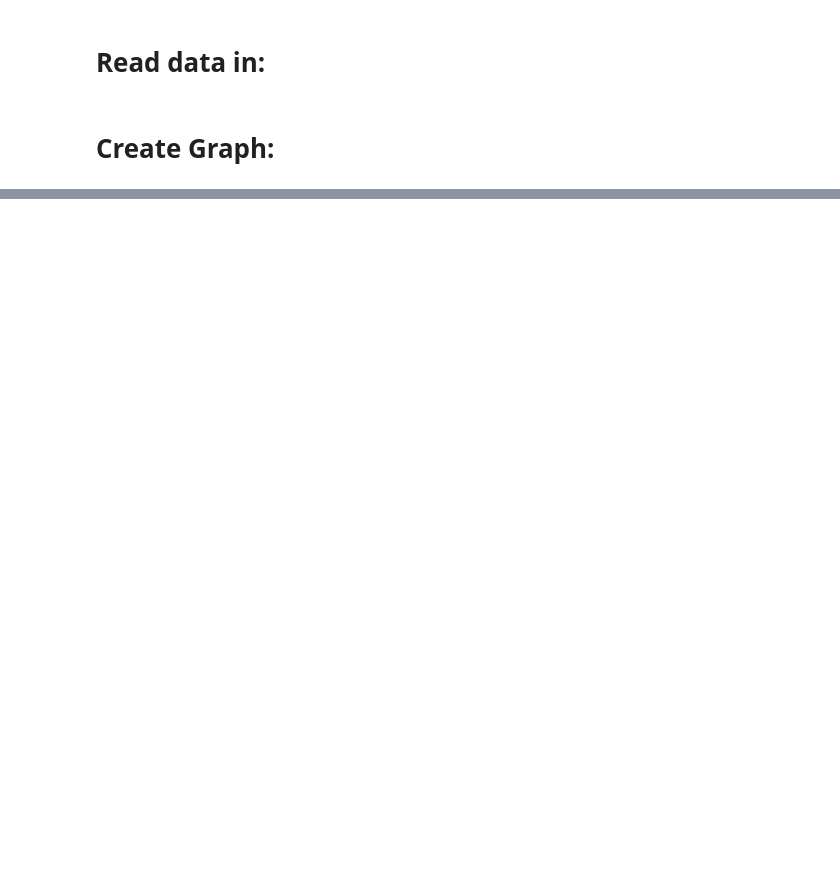
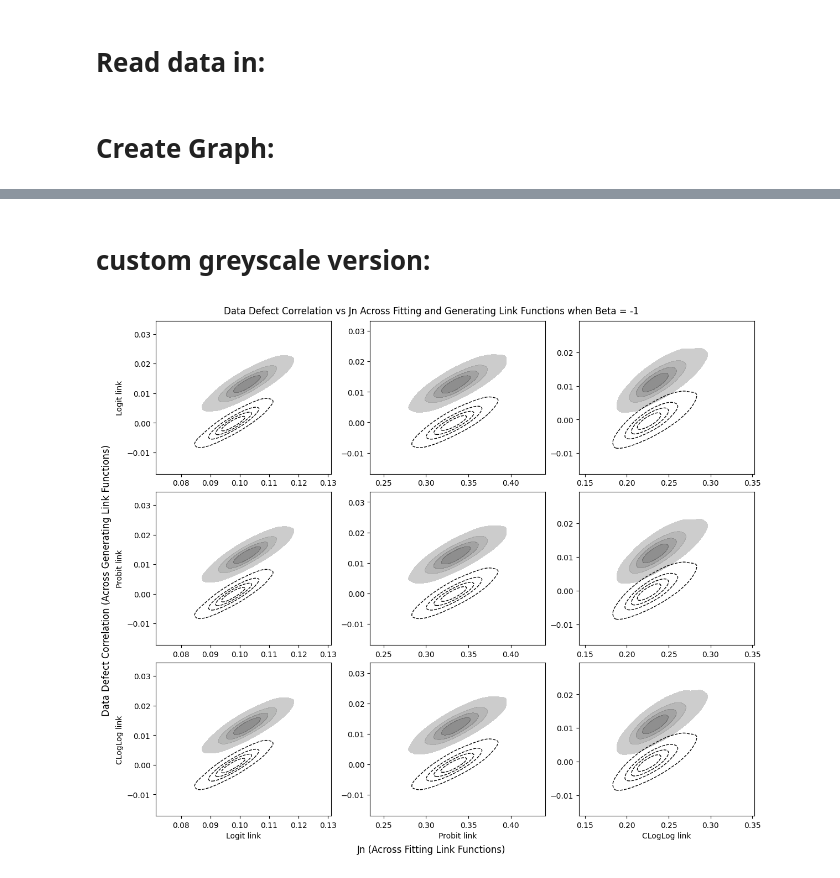
Before and after one commit to homage-to-the-square/exact-error-attributions, a Jupyter notebook: GLM - DDC v Sample Elasticity - Sec 4.2/Plot All DDC vs Sample Elasticity Curves.ipynb, the cells around one changed output, grey strips where cells are left out. Cells and saved outputs as stored; diff of their text form; code cells hidden in the pictures; blank space fills up the shorter version.

```diff
--- a/GLM - DDC v Sample Elasticity - Sec 4.2/Plot All DDC vs Sample Elasticity Curves.ipynb
+++ b/GLM - DDC v Sample Elasticity - Sec 4.2/Plot All DDC vs Sample Elasticity Curves.ipynb
@@ -133,0 +146,76 @@ plt.savefig(f'ddc_vs_sample_elasticity_{final_fig_suffix}.png')
+# %% [markdown]
+# custom greyscale version:
+# %%
+high_contrast_greys = ['#000000', '#808080', '#C0C0C0']
+sns.set_palette(high_contrast_greys)
+savefile_suffix = '_greyscale'
+
+# Create a figure with subplots
+fig, axes = plt.subplots(3, 3,
+                         constrained_layout=True,
+                         figsize=(12, 10))
+
+generating_functions = ['Logit', 'Probit', 'CLogLog']
+for generating_fn_ix in trange(3):
+    generating_function = generating_functions[generating_fn_ix]
+
+    for link_fn in trange(3):
+        ax = axes[generating_fn_ix][link_fn]
+        temp_view = values_per_link_fn[link_fn]
+
+        c1 = temp_view[['jn_biased', 'ddc_biased']].copy()
+        c1.columns = ['jn', 'ddc']
+        c1['Sampling Scheme'] = 'Biased'
+
+        c2 = temp_view[['jn_intended', 'ddc_intended']].copy()
+        c2.columns = ['jn', 'ddc']
+        c2['Sampling Scheme'] = 'Intended'
+
+        c_agg = pd.concat([c1, c2]).reset_index(drop=True)
+
+        sns.kdeplot(
+            data=c_agg[c_agg['Sampling Scheme'] == 'Biased'],
+            x='jn',
+            y='ddc',
+            fill=True,
+            bw_adjust=1.8,
+            ax=ax,
+            levels=5,
+            color='#404040',  # Dark grey
+            alpha=0.7,
+            legend=False
+        )
+
+        # Intended sampling scheme - hatched pattern with lighter color
+        sns.kdeplot(
+            data=c_agg[c_agg['Sampling Scheme'] == 'Intended'],
+            x='jn',
+            y='ddc',
+            fill=False,  # No fill, just contour lines
+            bw_adjust=1.8,
+            ax=ax,
+            levels=5,
+            color='#000000',  # Black contour lines
+            linewidths=1,  # Thicker lines for better visibility
+            linestyles='--',  # Dashed lines for distinction
+            legend=False
+        )
+
+        if link_fn == 0:
+            ax.set_ylabel(f"{generating_function} link")
+        else:
+            ax.set_ylabel("")
+
+        if generating_fn_ix == 2:
+            ax.set_xlabel(f"{generating_functions[link_fn]} link")
+        else:
+            ax.set_xlabel("")
+
+
+fig.suptitle('Data Defect Correlation vs Jn Across ' + \
+             f'Fitting and Generating Link Functions when Beta = {true_logit_beta}')
+fig.supxlabel('Jn (Across Fitting Link Functions)')
+fig.supylabel('Data Defect Correlation (Across Generating Link Functions)')
+plt.savefig(f'ddc_vs_sample_elasticity_{final_fig_suffix}{savefile_suffix}.png')
+# %% [output]
+[figure, added]
```
Also changed, not shown: parts of 6 cells of this notebook, 29 other files.
